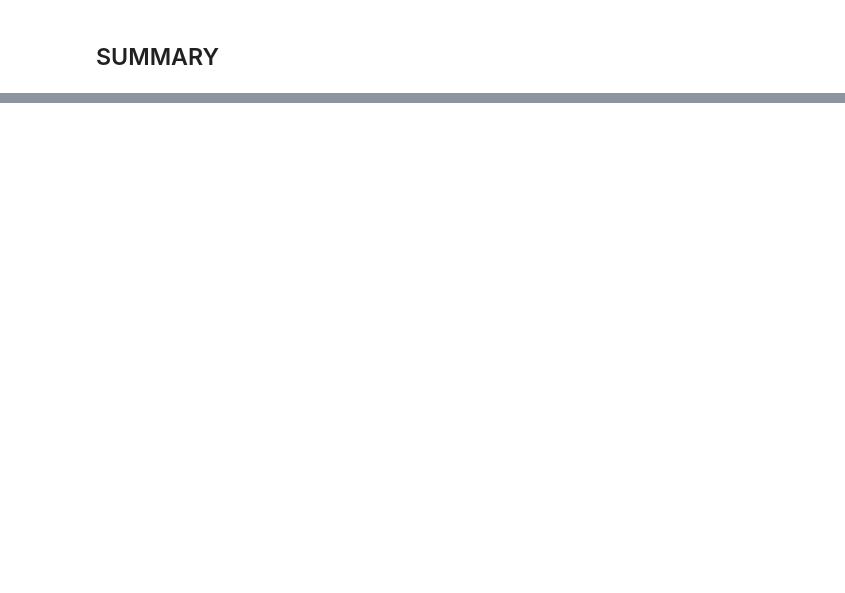
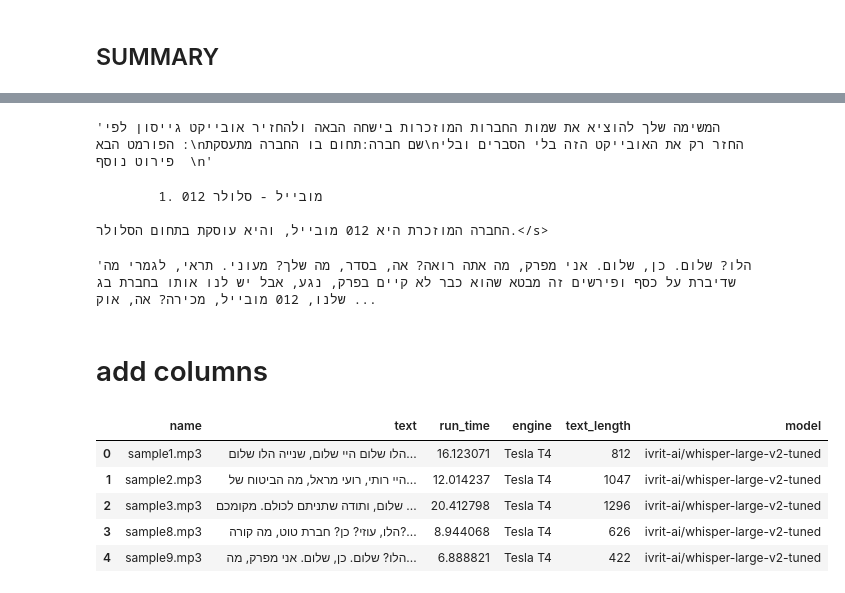
Before and after one commit to davidit17/NLP, a Jupyter notebook: LLM/dicta2instV1.ipynb, the cells around one changed output, grey strips where cells are left out. Drawn from its saved outputs; the diff is of its cells as text; code cells hidden in the pictures; blank space fills up the shorter version.

Commit message:
Add files via upload
get sentiment summary and company name using LLM

```diff
--- a/LLM/dicta2instV1.ipynb
+++ b/LLM/dicta2instV1.ipynb
@@ -284,0 +361,4 @@ def get_summary(row):
+# %%
+inst_template
+# %% [output]
+'המשימה שלך להוציא את שמות החברות המוזכרות בישחה הבאה ולהחזיר אובייקט גייסון לפי הפורמט הבא :\nשם חברה:תחום בו החברה מתעסקת\nהחזר רק את האובייקט הזה בלי הסברים ובלי פירוט נוסף  \n'
@@ -285,3 +367,26 @@ def get_summary(row):
+# %%
+print(get_company(df.iloc[N]['text'],inst_template=inst_template))
+# %% [output]
+        1. 012 מובייל - סלולר
+
+החברה המוזכרת היא 012 מובייל, והיא עוסקת בתחום הסלולר.</s>
+# %%
+df.iloc[N]['text']
+# %% [output]
+'הלו? שלום. כן, שלום. אני מפרק, מה אתה רואה? אה, בסדר, מה שלך? מעוני. תראי, לגמרי מה שדיברת על כסף ופירשים זה מבטא שהוא כבר לא קיים בפרק, נגע, אבל יש לנו אותו בחברת בג שלנו, 012 מובייל, מכירה? אה, אוק ...
+# %% [markdown]
+# add columns
+# %%
+df = pd.read_excel('/kaggle/input/whisper-transcription/whisper_Transcription.xlsx',index_col=[0])
+
+df.head()
+# %% [output]
+|  | name | text | run_time | engine | text_length | model |
+| 0 | sample1.mp3 | הלו שלום היי שלום, שנייה הלו שלום... | 16.123071 | Tesla T4 | 812 | ivrit-ai/whisper-large-v2-tuned |
+| 1 | sample2.mp3 | היי רותי, רועי מראל, מה הביטוח של... | 12.014237 | Tesla T4 | 1047 | ivrit-ai/whisper-large-v2-tuned |
+| 2 | sample3.mp3 | שלום, ותודה שתניתם לכולם. מקומכם ... | 20.412798 | Tesla T4 | 1296 | ivrit-ai/whisper-large-v2-tuned |
+| 3 | sample8.mp3 | הלו, עוזי? כן? חברת טוט, מה קורה?... | 8.944068 | Tesla T4 | 626 | ivrit-ai/whisper-large-v2-tuned |
+| 4 | sample9.mp3 | הלו? שלום. כן, שלום. אני מפרק, מה... | 6.888821 | Tesla T4 | 422 | ivrit-ai/whisper-large-v2-tuned |
 # %%
 %%time
 df['summary'] = df['text'].apply(get_summary)
```
Also changed, not shown: parts of 35 cells of this notebook, 1 other file.
